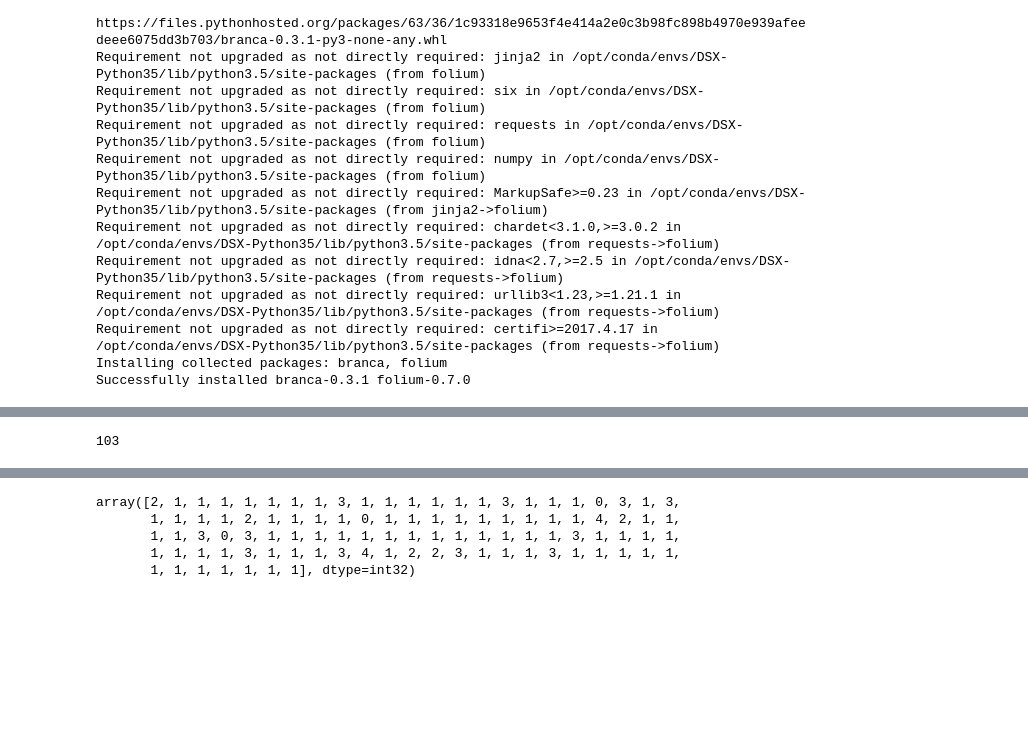
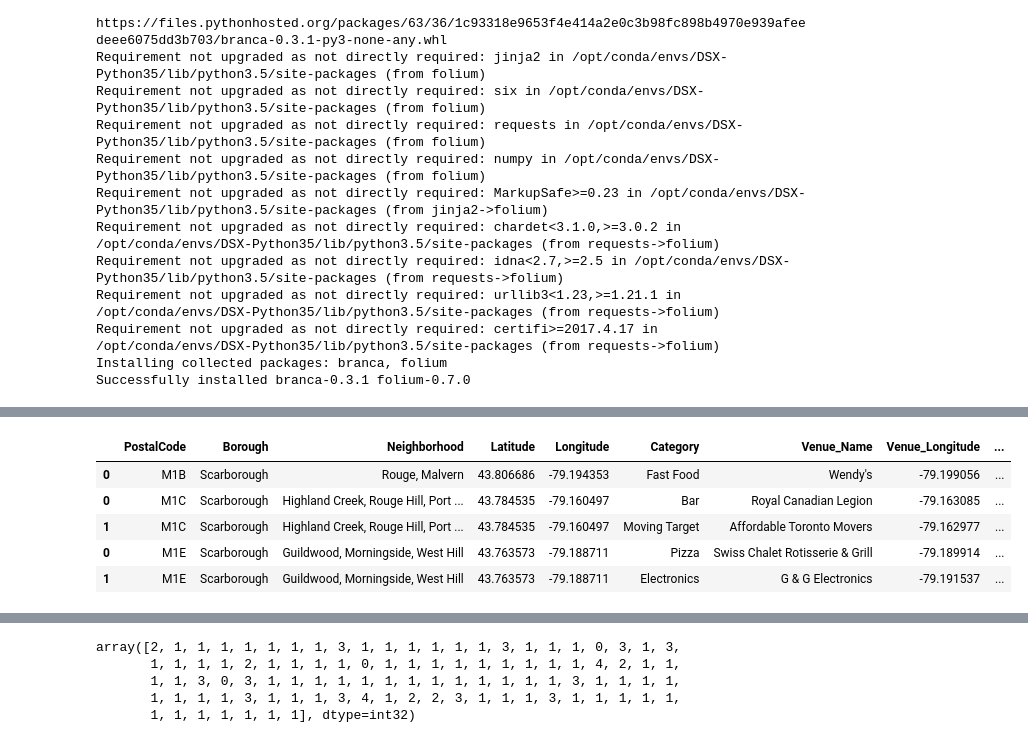
Before and after one commit to sudheergithub/Coursera-Data-Science-Capstone, a Jupyter notebook: Week 3 Captstone Assignment.ipynb, the cells around one changed output, grey strips where cells are left out. Saved outputs shown, nothing was run; the diff lists cells and outputs as text; code cells hidden in the pictures; blank space fills up the shorter version.

```diff
--- a/Week 3 Captstone Assignment.ipynb
+++ b/Week 3 Captstone Assignment.ipynb
@@ -146,7 +265,3 @@ def get_nearby_venues(postcode,borough, name,latitude,longitude,radius=500):
         df = pd.DataFrame(list,columns=['PostalCode','Borough','Neighborhood','Latitude','Longitude','Category','Venue_Name','Venue_Longitude','Venue_Latitude'])
         return df
-# %%
-finaldf.shape[0]
-# %% [output]
-103
 # %%
@@ -158,4 +279,14 @@ for postcode,borough,neighborhood,latitude,longitude in zip(finaldf['PostalCode'
         venuedf_all = pd.concat([venuedf_all,venuedf])
     else:
         print ("No venues : " & postcode,borough,neighborhood,latitude,longitude)
+# %%
+#the resulting DataFrame looks like below
+venuedf_all.head(5)
+# %% [output]
+|  | PostalCode | Borough | Neighborhood | Latitude | Longitude | Category | Venue_Name | Venue_Longitude | ... |
+| 0 | M1B | Scarborough | Rouge, Malvern | 43.806686 | -79.194353 | Fast Food | Wendy's | -79.199056 | ... |
+| 0 | M1C | Scarborough | Highland Creek, Rouge Hill, Port ... | 43.784535 | -79.160497 | Bar | Royal Canadian Legion | -79.163085 | ... |
+| 1 | M1C | Scarborough | Highland Creek, Rouge Hill, Port ... | 43.784535 | -79.160497 | Moving Target | Affordable Toronto Movers | -79.162977 | ... |
+| 0 | M1E | Scarborough | Guildwood, Morningside, West Hill | 43.763573 | -79.188711 | Pizza | Swiss Chalet Rotisserie & Grill | -79.189914 | ... |
+| 1 | M1E | Scarborough | Guildwood, Morningside, West Hill | 43.763573 | -79.188711 | Electronics | G & G Electronics | -79.191537 | ... |
 # %%
```
Also changed, not shown: parts of 52 cells of this notebook.
